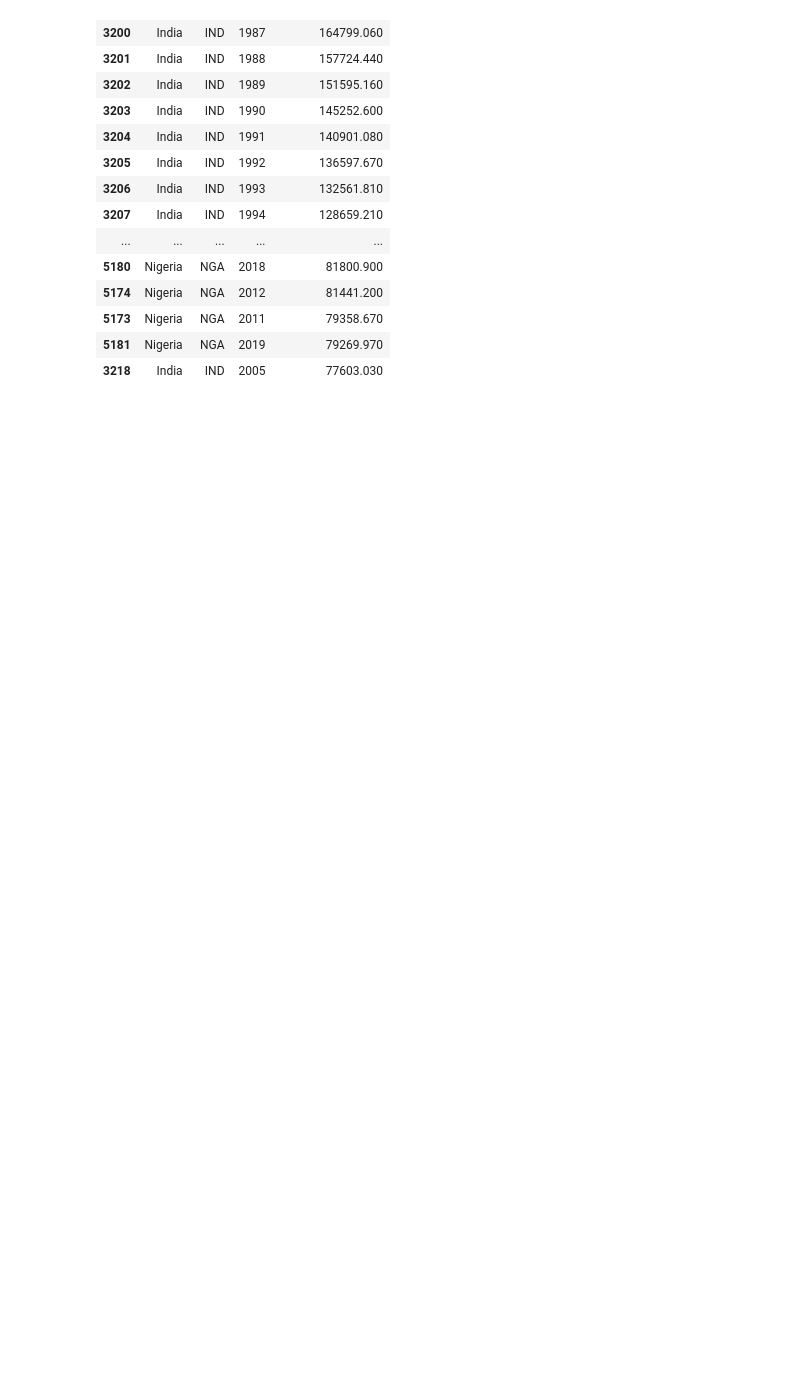
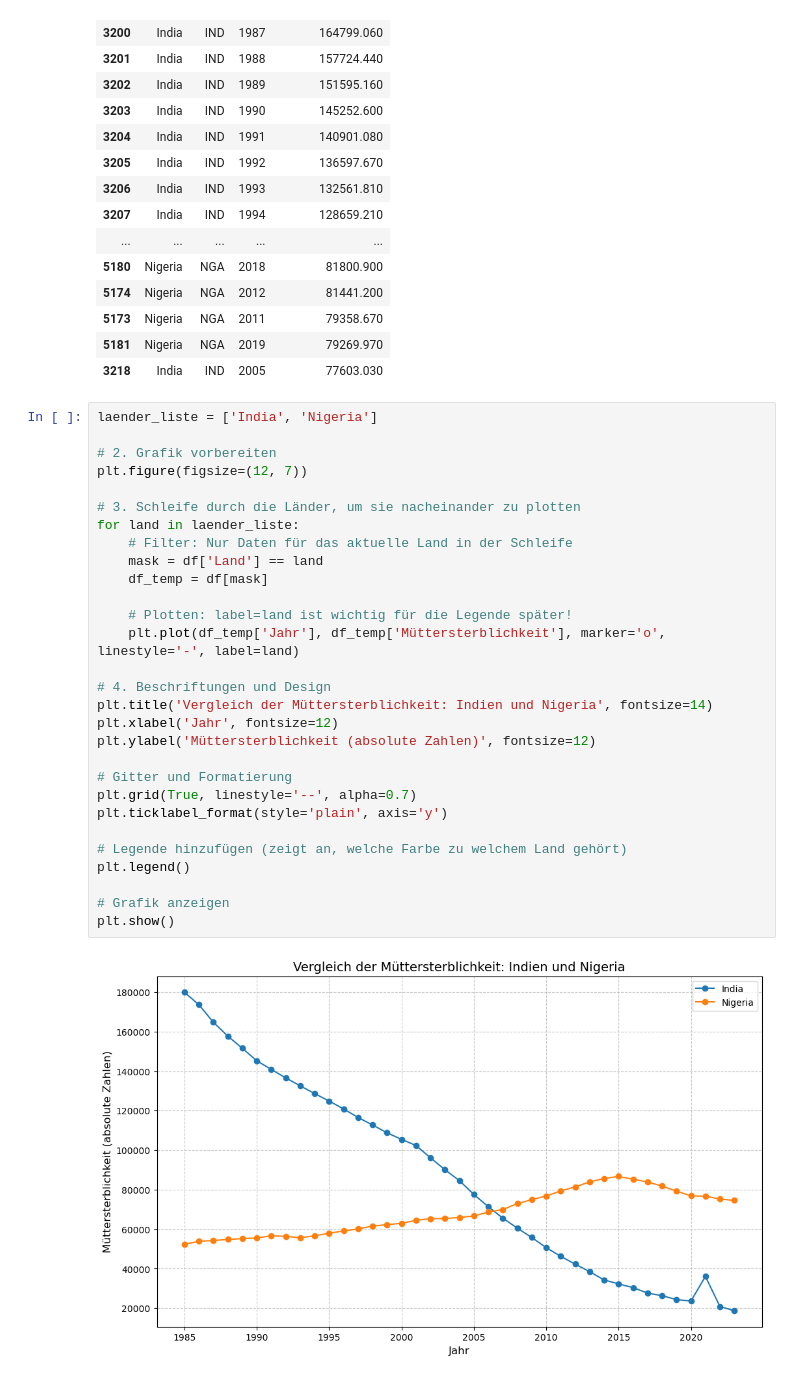
Before and after one commit to Ramona000/Python-LN, a Jupyter notebook: Grundgerüst_Leistungsnachweis.ipynb, the cells around one changed output. Cells and saved outputs as stored; diff of their text form; blank space fills up the shorter version.

Commit message:
Diagramm Indien/Nigerien

```diff
--- a/Grundgerüst_Leistungsnachweis.ipynb
+++ b/Grundgerüst_Leistungsnachweis.ipynb
@@ -253,3 +253,34 @@ df.sort_values(by= "Müttersterblichkeit", ascending= False).head(30)
 | 5173 | Nigeria | NGA | 2011 | 79358.670 |
 | 5181 | Nigeria | NGA | 2019 | 79269.970 |
 | 3218 | India | IND | 2005 | 77603.030 |
+# %%
+laender_liste = ['India', 'Nigeria']
+
+# 2. Grafik vorbereiten
+plt.figure(figsize=(12, 7))
+
+# 3. Schleife durch die Länder, um sie nacheinander zu plotten
+for land in laender_liste:
+    # Filter: Nur Daten für das aktuelle Land in der Schleife
+    mask = df['Land'] == land
+    df_temp = df[mask]
+
+    # Plotten: label=land ist wichtig für die Legende später!
+    plt.plot(df_temp['Jahr'], df_temp['Müttersterblichkeit'], marker='o', linestyle='-', label=land)
+
+# 4. Beschriftungen und Design
+plt.title('Vergleich der Müttersterblichkeit: Indien und Nigeria', fontsize=14)
+plt.xlabel('Jahr', fontsize=12)
+plt.ylabel('Müttersterblichkeit (absolute Zahlen)', fontsize=12)
+
+# Gitter und Formatierung
+plt.grid(True, linestyle='--', alpha=0.7)
+plt.ticklabel_format(style='plain', axis='y')
+
+# Legende hinzufügen (zeigt an, welche Farbe zu welchem Land gehört)
+plt.legend()
+
+# Grafik anzeigen
+plt.show()
+# %% [output]
+[figure, added]
```
Also changed, not shown: parts of 5 cells of this notebook.
